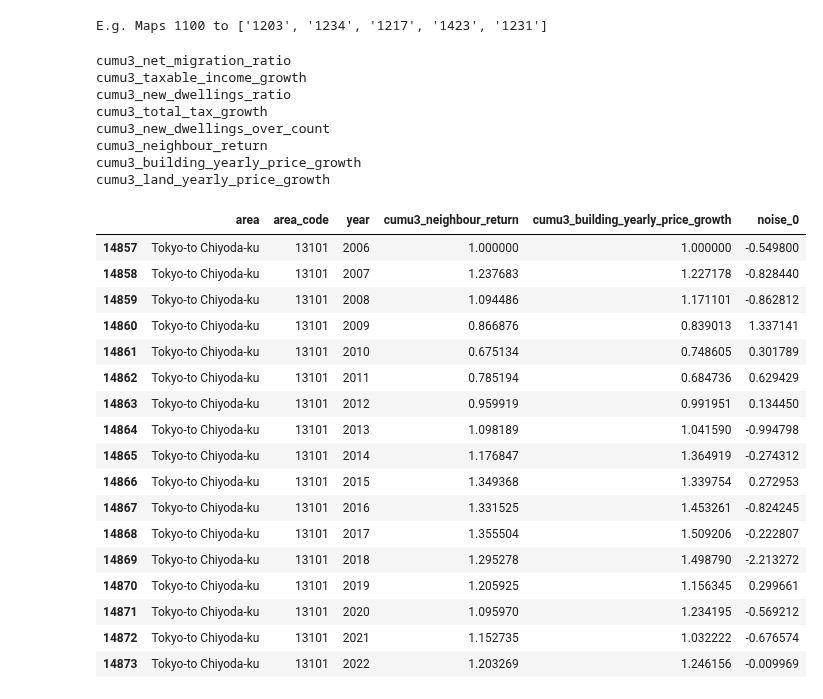
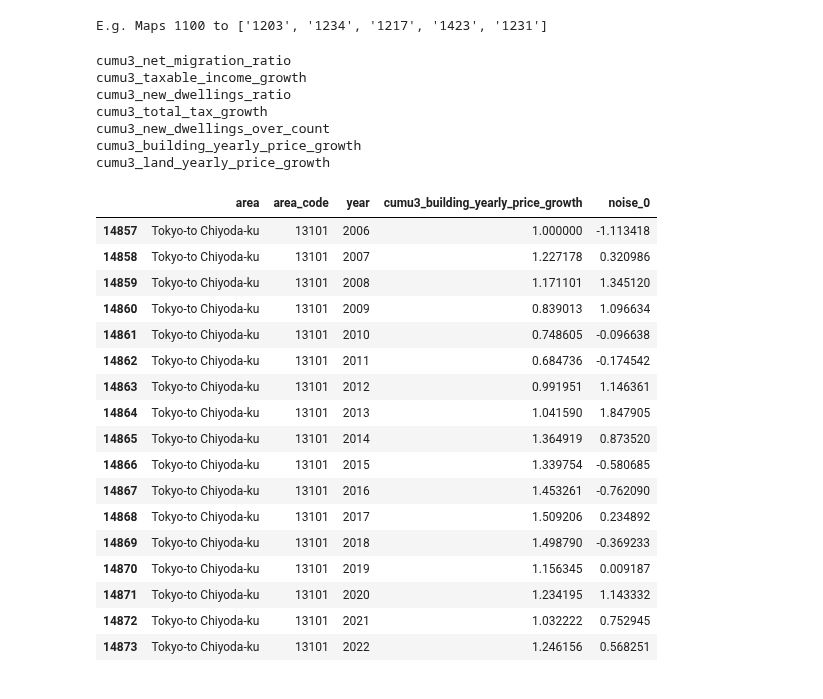
Before and after one commit to diabhaque/Yogen, a Jupyter notebook: notebooks/10_results_exploration/factor_backtest.ipynb, the cells around one changed output. Drawn from its saved outputs; the diff is of its cells as text; code cells hidden in the pictures.

```diff
--- a/notebooks/10_results_exploration/factor_backtest.ipynb
+++ b/notebooks/10_results_exploration/factor_backtest.ipynb
@@ -78,15 +78,15 @@ core_df["new_dwellings_over_count"] = (
     core_df["new_dwellings"] / core_df[f"{investment_asset_type}_count"]
 )
 # %%
-core_df["neighbour_return"] = core_df.apply(
-    lambda x: get_weighted_average_neighbour_prices(
-        core_df,
-        x["area_code"],
-        x["year"],
-        f"{investment_asset_type}_yearly_price_growth",
-    ),
-    axis=1,
-)
+# core_df["neighbour_return"] = core_df.apply(
+#     lambda x: get_weighted_average_neighbour_prices(
+#         core_df,
+#         x["area_code"],
+#         x["year"],
+#         f"{investment_asset_type}_yearly_price_growth",
+#     ),
+#     axis=1,
+# )
 # %%
 # liquid_areas = get_most_active_municipalities(
 #     core_df, count_column=f"{investment_asset_type}_count", n=n
@@ -110,7 +110,7 @@ engineering_columns = [
     "new_dwellings_ratio",
     "total_tax_growth",
     "new_dwellings_over_count",
-    "neighbour_return",
+    # "neighbour_return",
     f"{investment_asset_type}_yearly_price_growth",
     f"land_yearly_price_growth",
 ]
@@ -134,27 +134,26 @@ cumu3_taxable_income_growth
 cumu3_new_dwellings_ratio
 cumu3_total_tax_growth
 cumu3_new_dwellings_over_count
-cumu3_neighbour_return
 cumu3_building_yearly_price_growth
 cumu3_land_yearly_price_growth
 # %%
-core_df[core_df["area_code"] == "13101"][group_by_columns + ["cumu3_neighbour_return", f"cumu3_{investment_asset_type}_yearly_price_growth", "noise_0"]]
+core_df[core_df["area_code"] == "13101"][group_by_columns + [f"cumu3_{investment_asset_type}_yearly_price_growth", "noise_0"]]
 # %% [output]
-|  | area | area_code | year | cumu3_neighbour_return | cumu3_building_yearly_price_growth | noise_0 |
-| 14857 | Tokyo-to Chiyoda-ku | 13101 | 2006 | 1.000000 | 1.000000 | -0.549800 |
-| 14858 | Tokyo-to Chiyoda-ku | 13101 | 2007 | 1.237683 | 1.227178 | -0.828440 |
-| 14859 | Tokyo-to Chiyoda-ku | 13101 | 2008 | 1.094486 | 1.171101 | -0.862812 |
-| 14860 | Tokyo-to Chiyoda-ku | 13101 | 2009 | 0.866876 | 0.839013 | 1.337141 |
-| 14861 | Tokyo-to Chiyoda-ku | 13101 | 2010 | 0.675134 | 0.748605 | 0.301789 |
-| 14862 | Tokyo-to Chiyoda-ku | 13101 | 2011 | 0.785194 | 0.684736 | 0.629429 |
-| 14863 | Tokyo-to Chiyoda-ku | 13101 | 2012 | 0.959919 | 0.991951 | 0.134450 |
-| 14864 | Tokyo-to Chiyoda-ku | 13101 | 2013 | 1.098189 | 1.041590 | -0.994798 |
-| 14865 | Tokyo-to Chiyoda-ku | 13101 | 2014 | 1.176847 | 1.364919 | -0.274312 |
-| 14866 | Tokyo-to Chiyoda-ku | 13101 | 2015 | 1.349368 | 1.339754 | 0.272953 |
-| 14867 | Tokyo-to Chiyoda-ku | 13101 | 2016 | 1.331525 | 1.453261 | -0.824245 |
-| 14868 | Tokyo-to Chiyoda-ku | 13101 | 2017 | 1.355504 | 1.509206 | -0.222807 |
-| 14869 | Tokyo-to Chiyoda-ku | 13101 | 2018 | 1.295278 | 1.498790 | -2.213272 |
-| 14870 | Tokyo-to Chiyoda-ku | 13101 | 2019 | 1.205925 | 1.156345 | 0.299661 |
-| 14871 | Tokyo-to Chiyoda-ku | 13101 | 2020 | 1.095970 | 1.234195 | -0.569212 |
-| 14872 | Tokyo-to Chiyoda-ku | 13101 | 2021 | 1.152735 | 1.032222 | -0.676574 |
-| 14873 | Tokyo-to Chiyoda-ku | 13101 | 2022 | 1.203269 | 1.246156 | -0.009969 |
+|  | area | area_code | year | cumu3_building_yearly_price_growth | noise_0 |
+| 14857 | Tokyo-to Chiyoda-ku | 13101 | 2006 | 1.000000 | -1.113418 |
+| 14858 | Tokyo-to Chiyoda-ku | 13101 | 2007 | 1.227178 | 0.320986 |
+| 14859 | Tokyo-to Chiyoda-ku | 13101 | 2008 | 1.171101 | 1.345120 |
+| 14860 | Tokyo-to Chiyoda-ku | 13101 | 2009 | 0.839013 | 1.096634 |
+| 14861 | Tokyo-to Chiyoda-ku | 13101 | 2010 | 0.748605 | -0.096638 |
+| 14862 | Tokyo-to Chiyoda-ku | 13101 | 2011 | 0.684736 | -0.174542 |
+| 14863 | Tokyo-to Chiyoda-ku | 13101 | 2012 | 0.991951 | 1.146361 |
+| 14864 | Tokyo-to Chiyoda-ku | 13101 | 2013 | 1.041590 | 1.847905 |
+| 14865 | Tokyo-to Chiyoda-ku | 13101 | 2014 | 1.364919 | 0.873520 |
+| 14866 | Tokyo-to Chiyoda-ku | 13101 | 2015 | 1.339754 | -0.580685 |
+| 14867 | Tokyo-to Chiyoda-ku | 13101 | 2016 | 1.453261 | -0.762090 |
+| 14868 | Tokyo-to Chiyoda-ku | 13101 | 2017 | 1.509206 | 0.234892 |
+| 14869 | Tokyo-to Chiyoda-ku | 13101 | 2018 | 1.498790 | -0.369233 |
+| 14870 | Tokyo-to Chiyoda-ku | 13101 | 2019 | 1.156345 | 0.009187 |
+| 14871 | Tokyo-to Chiyoda-ku | 13101 | 2020 | 1.234195 | 1.143332 |
+| 14872 | Tokyo-to Chiyoda-ku | 13101 | 2021 | 1.032222 | 0.752945 |
+| 14873 | Tokyo-to Chiyoda-ku | 13101 | 2022 | 1.246156 | 0.568251 |
```
Also changed, not shown: parts of 7 cells of this notebook, 15 other files.
